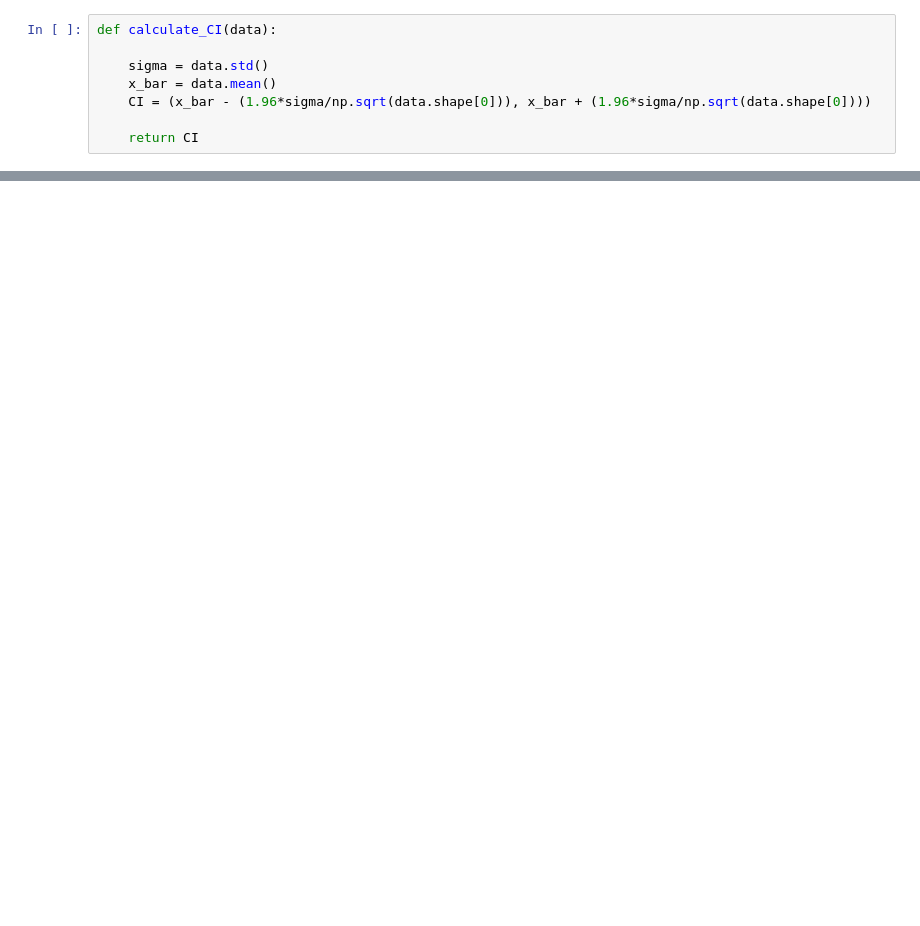
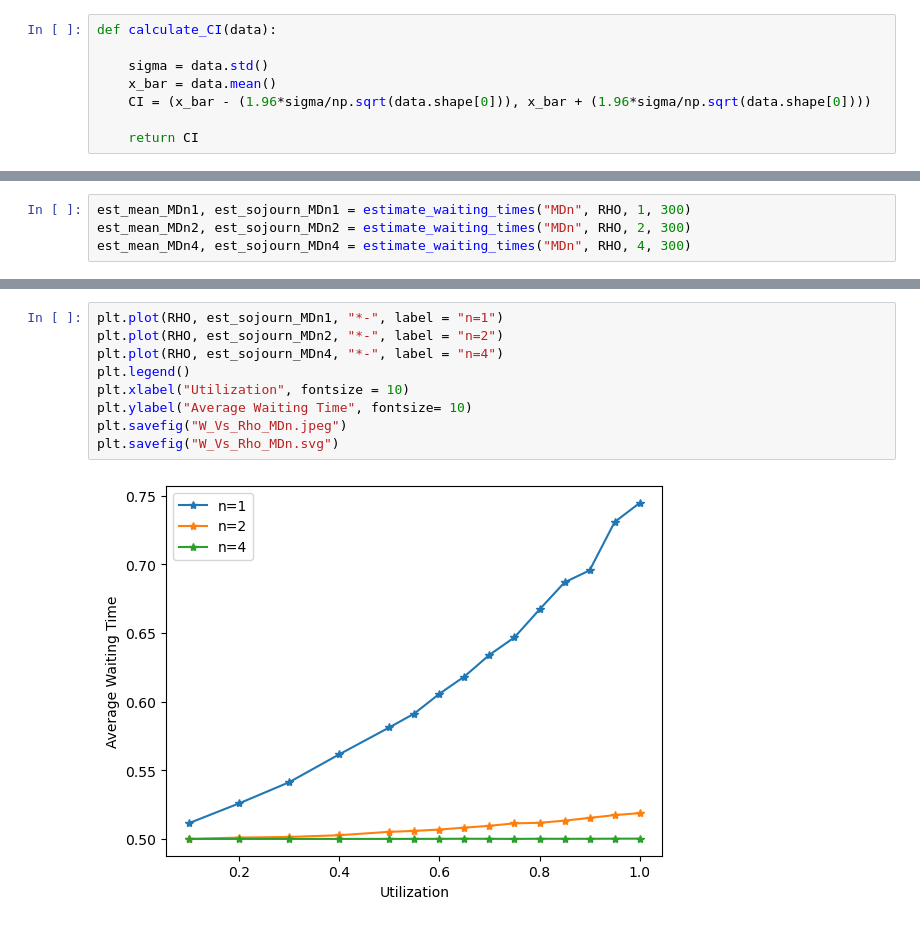
Before and after one commit to gajera-divya/Stochastic_simulations, a Jupyter notebook: SS_Kenia_Divya_Thomas_Assignment2.ipynb, the cells around one changed output, grey strips where cells are left out. Cells and saved outputs as stored; diff of their text form; blank space fills up the shorter version.

```diff
--- a/SS_Kenia_Divya_Thomas_Assignment2.ipynb
+++ b/SS_Kenia_Divya_Thomas_Assignment2.ipynb
@@ -404,0 +225,4 @@ plt.show()
+# %%
+est_mean_MDn1, est_sojourn_MDn1 = estimate_waiting_times("MDn", RHO, 1, 300)
+est_mean_MDn2, est_sojourn_MDn2 = estimate_waiting_times("MDn", RHO, 2, 300)
+est_mean_MDn4, est_sojourn_MDn4 = estimate_waiting_times("MDn", RHO, 4, 300)
@@ -404,0 +248,11 @@ plt.show()
+# %%
+plt.plot(RHO, est_sojourn_MDn1, "*-", label = "n=1")
+plt.plot(RHO, est_sojourn_MDn2, "*-", label = "n=2")
+plt.plot(RHO, est_sojourn_MDn4, "*-", label = "n=4")
+plt.legend()
+plt.xlabel("Utilization", fontsize = 10)
+plt.ylabel("Average Waiting Time", fontsize= 10)
+plt.savefig("W_Vs_Rho_MDn.jpeg")
+plt.savefig("W_Vs_Rho_MDn.svg")
+# %% [output]
+[figure, added]
```
Also changed, not shown: parts of 73 cells of this notebook.
